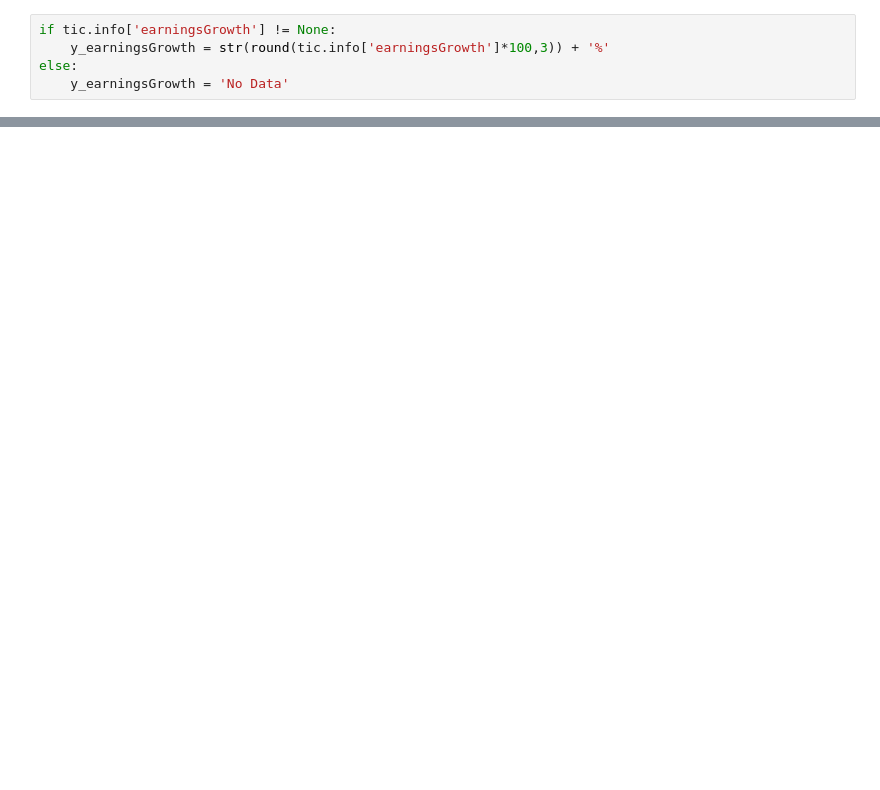
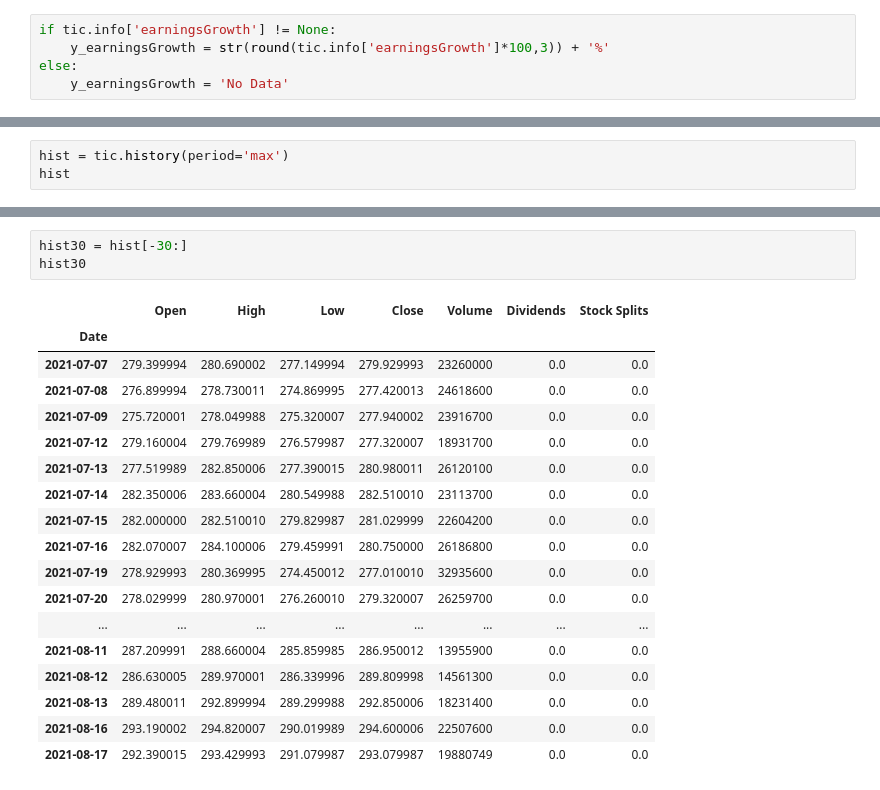
Before and after one commit to jpgrose/equity_information, a Jupyter notebook: test_code.ipynb, the cells around one changed output, grey strips where cells are left out. Drawn from its saved outputs; the diff is of its cells as text; blank space fills up the shorter version.

```diff
--- a/test_code.ipynb
+++ b/test_code.ipynb
@@ -314,0 +211,3 @@ y_earningsGrowth
+# %%
+hist = tic.history(period='max')
+hist
@@ -314,0 +229,22 @@ y_earningsGrowth
+# %%
+hist30 = hist[-30:]
+hist30
+# %% [output]
+|  | Open | High | Low | Close | Volume | Dividends | Stock Splits |
+| Date |  |  |  |  |  |  |  |
+| 2021-07-07 | 279.399994 | 280.690002 | 277.149994 | 279.929993 | 23260000 | 0.0 | 0.0 |
+| 2021-07-08 | 276.899994 | 278.730011 | 274.869995 | 277.420013 | 24618600 | 0.0 | 0.0 |
+| 2021-07-09 | 275.720001 | 278.049988 | 275.320007 | 277.940002 | 23916700 | 0.0 | 0.0 |
+| 2021-07-12 | 279.160004 | 279.769989 | 276.579987 | 277.320007 | 18931700 | 0.0 | 0.0 |
+| 2021-07-13 | 277.519989 | 282.850006 | 277.390015 | 280.980011 | 26120100 | 0.0 | 0.0 |
+| 2021-07-14 | 282.350006 | 283.660004 | 280.549988 | 282.510010 | 23113700 | 0.0 | 0.0 |
+| 2021-07-15 | 282.000000 | 282.510010 | 279.829987 | 281.029999 | 22604200 | 0.0 | 0.0 |
+| 2021-07-16 | 282.070007 | 284.100006 | 279.459991 | 280.750000 | 26186800 | 0.0 | 0.0 |
+| 2021-07-19 | 278.929993 | 280.369995 | 274.450012 | 277.010010 | 32935600 | 0.0 | 0.0 |
+| 2021-07-20 | 278.029999 | 280.970001 | 276.260010 | 279.320007 | 26259700 | 0.0 | 0.0 |
+| ... | ... | ... | ... | ... | ... | ... | ... |
+| 2021-08-11 | 287.209991 | 288.660004 | 285.859985 | 286.950012 | 13955900 | 0.0 | 0.0 |
+| 2021-08-12 | 286.630005 | 289.970001 | 286.339996 | 289.809998 | 14561300 | 0.0 | 0.0 |
+| 2021-08-13 | 289.480011 | 292.899994 | 289.299988 | 292.850006 | 18231400 | 0.0 | 0.0 |
+| 2021-08-16 | 293.190002 | 294.820007 | 290.019989 | 294.600006 | 22507600 | 0.0 | 0.0 |
+| 2021-08-17 | 292.390015 | 293.429993 | 291.079987 | 293.079987 | 19880749 | 0.0 | 0.0 |
```
Also changed, not shown: parts of 50 cells of this notebook, 1 other file.
